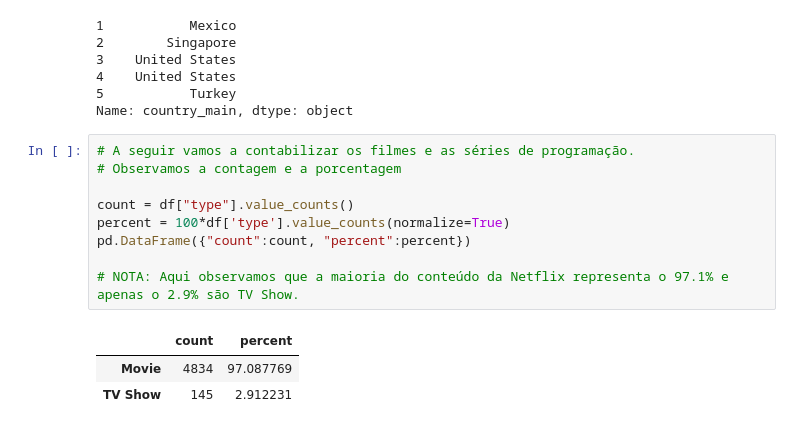
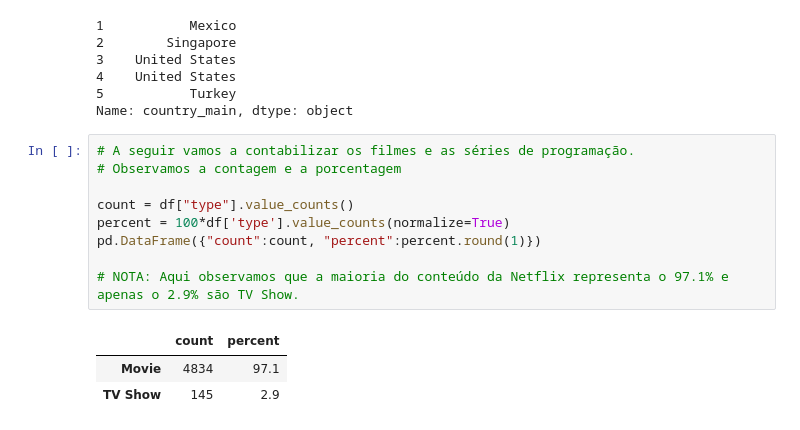
Before and after one commit to EddyGiusepe/Sistema_RECOMENDACION_Netflix, a Jupyter notebook: Netflix_RECOMMENDATION.ipynb, the cells around one changed output. Cells and saved outputs as stored; diff of their text form.

```diff
--- a/Netflix_RECOMMENDATION.ipynb
+++ b/Netflix_RECOMMENDATION.ipynb
@@ -328,13 +328,13 @@ Name: country_main, dtype: object
 # %%
 # A seguir vamos a contabilizar os filmes e as séries de programação.
 # Observamos a contagem e a porcentagem
 
 count = df["type"].value_counts()
 percent = 100*df['type'].value_counts(normalize=True)
-pd.DataFrame({"count":count, "percent":percent})
+pd.DataFrame({"count":count, "percent":percent.round(1)})
 
 # NOTA: Aqui observamos que a maioria do conteúdo da Netflix representa o 97.1% e apenas o 2.9% são TV Show.
 # %% [output]
 |  | count | percent |
-| Movie | 4834 | 97.087769 |
-| TV Show | 145 | 2.912231 |
+| Movie | 4834 | 97.1 |
+| TV Show | 145 | 2.9 |
```
Also changed, not shown: parts of 6 cells of this notebook.
